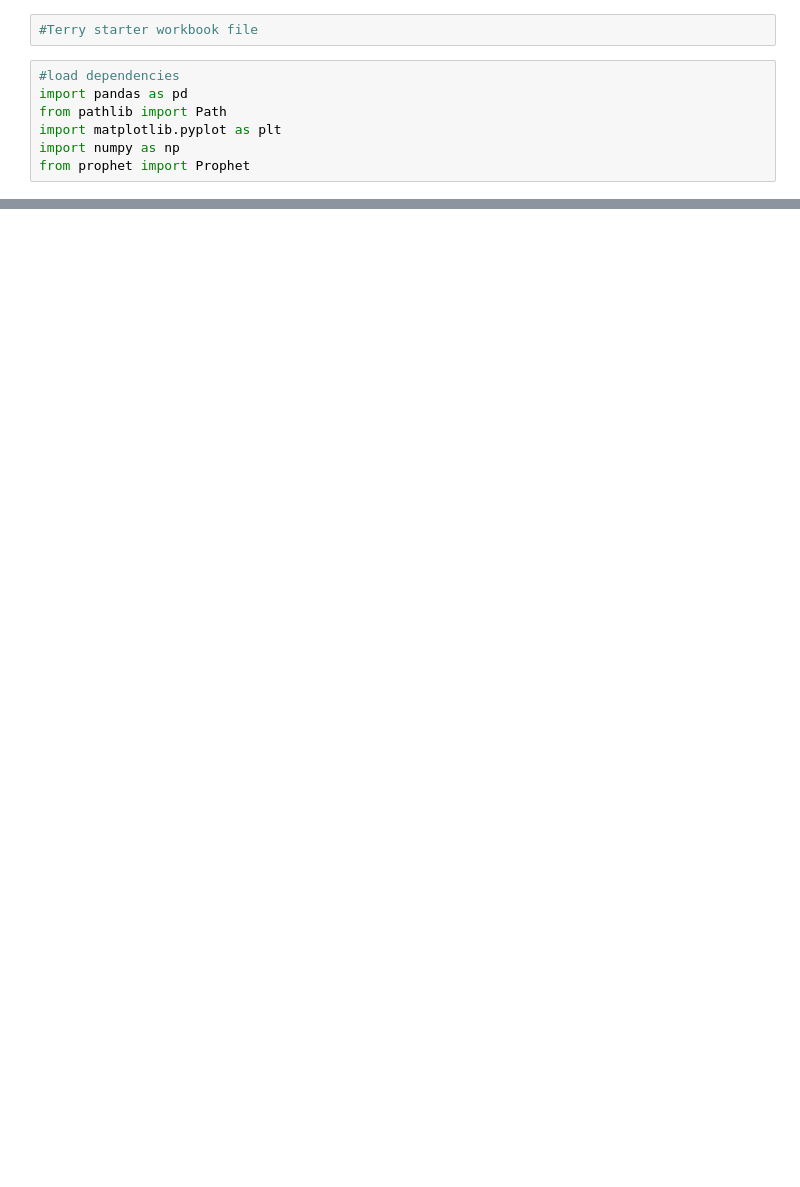
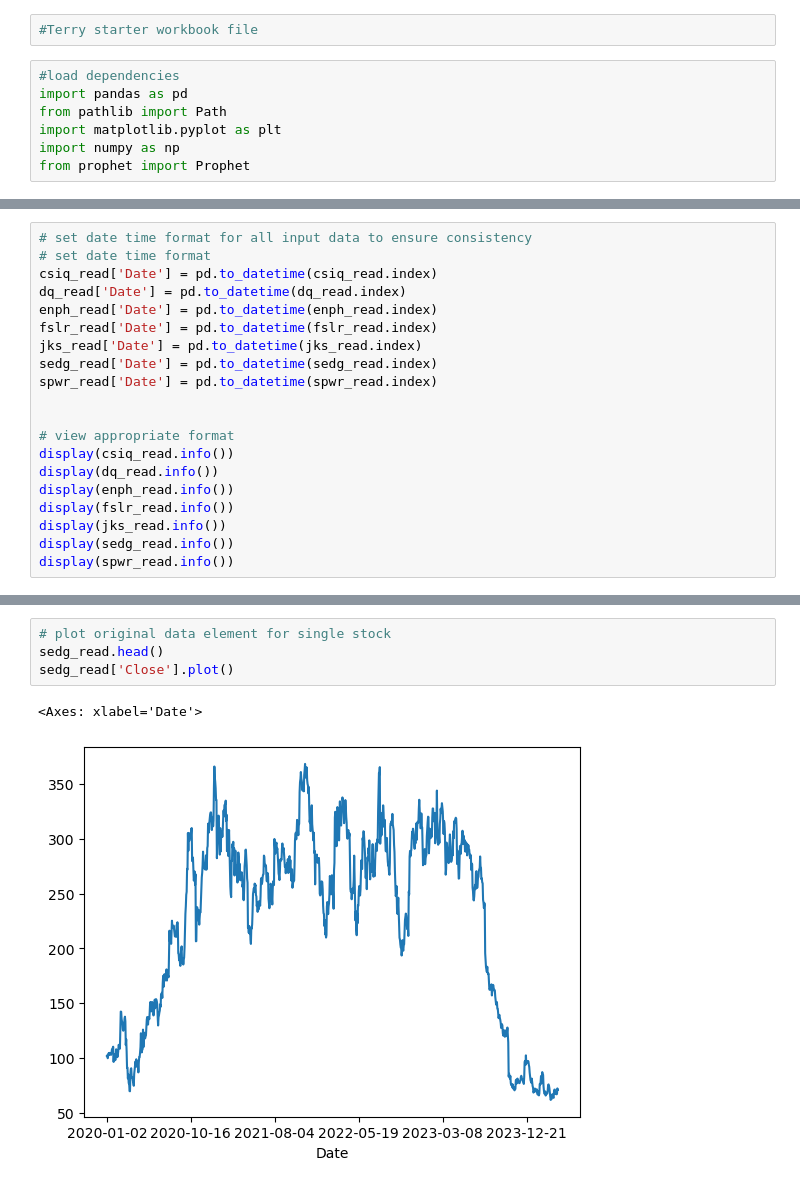
Before and after one commit to srhill12/Solar_stock_project, a Jupyter notebook: terry_test_workbook.ipynb, the cells around one changed output, grey strips where cells are left out. Cells and saved outputs as stored; diff of their text form; blank space fills up the shorter version.

```diff
--- a/terry_test_workbook.ipynb
+++ b/terry_test_workbook.ipynb
@@ -103,0 +88,20 @@ None
+# %%
+# set date time format for all input data to ensure consistency
+# set date time format
+csiq_read['Date'] = pd.to_datetime(csiq_read.index)
+dq_read['Date'] = pd.to_datetime(dq_read.index)
+enph_read['Date'] = pd.to_datetime(enph_read.index)
+fslr_read['Date'] = pd.to_datetime(fslr_read.index)
+jks_read['Date'] = pd.to_datetime(jks_read.index)
+sedg_read['Date'] = pd.to_datetime(sedg_read.index)
+spwr_read['Date'] = pd.to_datetime(spwr_read.index)
+
+
+# view appropriate format
+display(csiq_read.info())
+display(dq_read.info())
+display(enph_read.info())
+display(fslr_read.info())
+display(jks_read.info())
+display(sedg_read.info())
+display(spwr_read.info())
@@ -103,0 +318,7 @@ None
+# %%
+# plot original data element for single stock
+sedg_read.head()
+sedg_read['Close'].plot()
+# %% [output]
+<Axes: xlabel='Date'>
+[figure, added]
```
Also changed, not shown: parts of 11 cells of this notebook, 1 other file.
